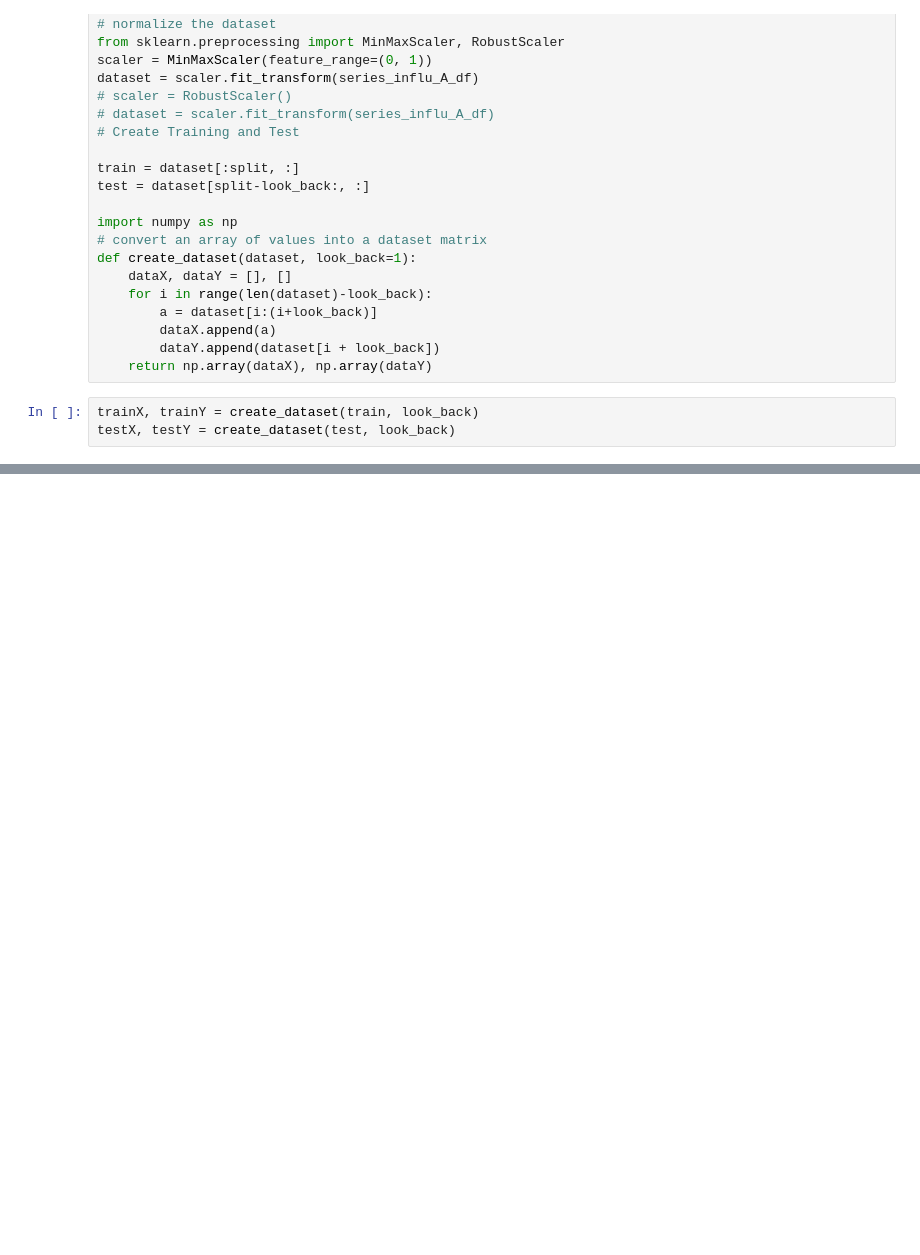
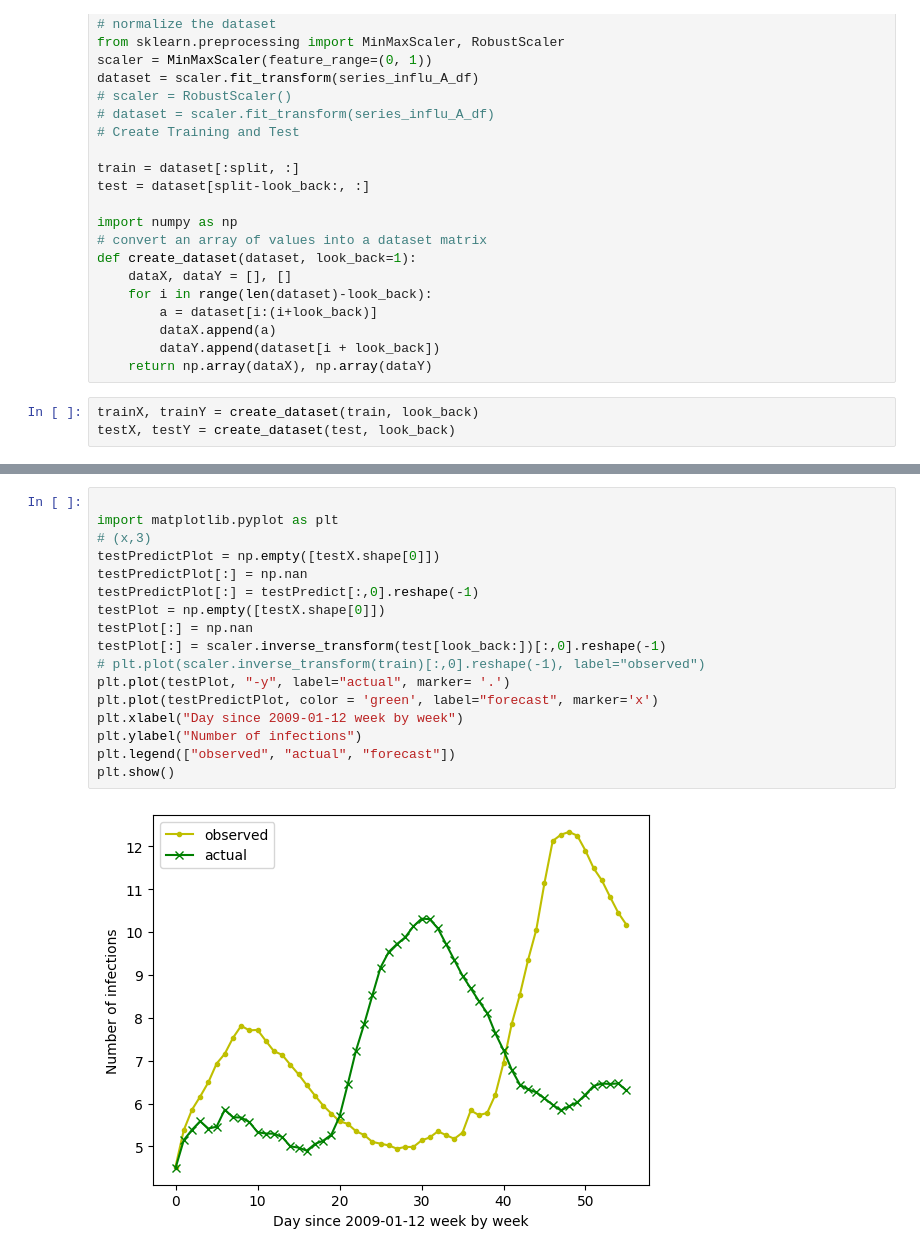
Before and after one commit to meonghiem/GR3, a Jupyter notebook: src/inference_LSTM_4_4.ipynb, the cells around one changed output, grey strips where cells are left out. Drawn from its saved outputs; the diff is of its cells as text; blank space fills up the shorter version.

```diff
--- a/src/inference_LSTM_4_4.ipynb
+++ b/src/inference_LSTM_4_4.ipynb
@@ -104,0 +105,19 @@ plt.show()
+# %%
+
+import matplotlib.pyplot as plt
+# (x,3)
+testPredictPlot = np.empty([testX.shape[0]])
+testPredictPlot[:] = np.nan
+testPredictPlot[:] = testPredict[:,0].reshape(-1)
+testPlot = np.empty([testX.shape[0]])
+testPlot[:] = np.nan
+testPlot[:] = scaler.inverse_transform(test[look_back:])[:,0].reshape(-1)
+# plt.plot(scaler.inverse_transform(train)[:,0].reshape(-1), label="observed")
+plt.plot(testPlot, "-y", label="actual", marker= '.')
+plt.plot(testPredictPlot, color = 'green', label="forecast", marker='x')
+plt.xlabel("Day since 2009-01-12 week by week")
+plt.ylabel("Number of infections")
+plt.legend(["observed", "actual", "forecast"])
+plt.show()
+# %% [output]
+[figure, added]
```
Also changed, not shown: parts of 2 cells of this notebook, 6 other files.
